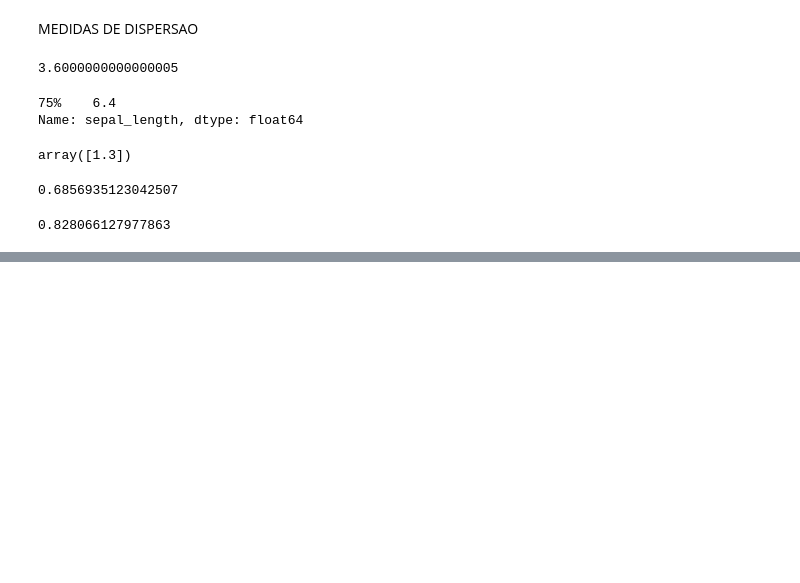
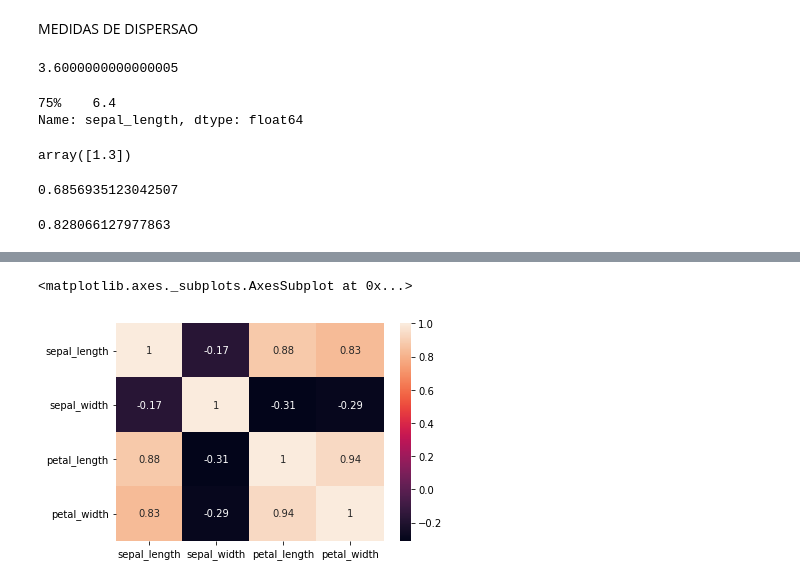
Before and after one commit to artbbs/42SP-arfernan, a Jupyter notebook: SoukAnalytics.ipynb, the cells around one changed output, grey strips where cells are left out. Drawn from its saved outputs; the diff is of its cells as text; code cells hidden in the pictures; blank space fills up the shorter version.

```diff
--- a/SoukAnalytics.ipynb
+++ b/SoukAnalytics.ipynb
@@ -1697,0 +1778,5 @@ Base_Dados['sepal_length'].std()
+# %%
+sns.heatmap( Base_Dados.corr( 'spearman' ), annot=True)
+# %% [output]
+<matplotlib.axes._subplots.AxesSubplot at 0x...>
+[figure, added]
```
Also changed, not shown: parts of 32 cells of this notebook.
